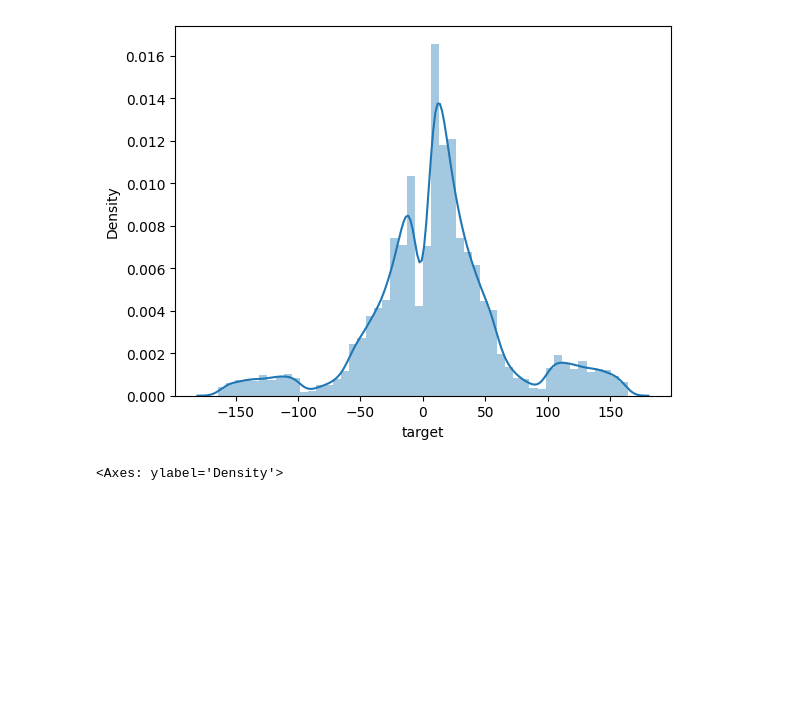
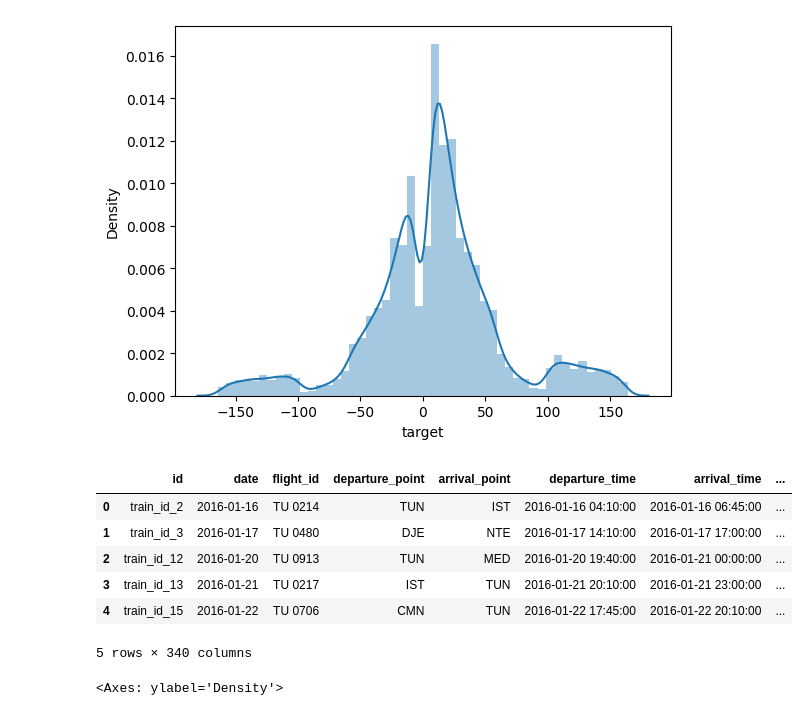
Before and after one commit to marcok10/ds-ml-project, a Jupyter notebook: EDA-flight.ipynb, the cells around one changed output. Drawn from its saved outputs; the diff is of its cells as text; code cells hidden in the pictures; blank space fills up the shorter version.

```diff
--- a/EDA-flight.ipynb
+++ b/EDA-flight.ipynb
@@ -298,6 +298,16 @@ sns.distplot(all_zeros_pos_neg["target"], kde=True)
 # %% [output]
 <Axes: xlabel='target', ylabel='Density'>
 [figure]
+# %%
+all_zeros_pos_neg.head()
+# %% [output]
+|  | id | date | flight_id | departure_point | arrival_point | departure_time | arrival_time | ... |
+| 0 | train_id_2 | 2016-01-16 | TU 0214 | TUN | IST | 2016-01-16 04:10:00 | 2016-01-16 06:45:00 | ... |
+| 1 | train_id_3 | 2016-01-17 | TU 0480 | DJE | NTE | 2016-01-17 14:10:00 | 2016-01-17 17:00:00 | ... |
+| 2 | train_id_12 | 2016-01-20 | TU 0913 | TUN | MED | 2016-01-20 19:40:00 | 2016-01-21 00:00:00 | ... |
+| 3 | train_id_13 | 2016-01-21 | TU 0217 | IST | TUN | 2016-01-21 20:10:00 | 2016-01-21 23:00:00 | ... |
+| 4 | train_id_15 | 2016-01-22 | TU 0706 | CMN | TUN | 2016-01-22 17:45:00 | 2016-01-22 20:10:00 | ... |
+5 rows × 340 columns
 # %%
 from sklearn.preprocessing import power_transform
 box_cox = power_transform(all_zeros_pos_neg[['target']], method='yeo-johnson')
```
Also changed, not shown: parts of 6 cells of this notebook.
